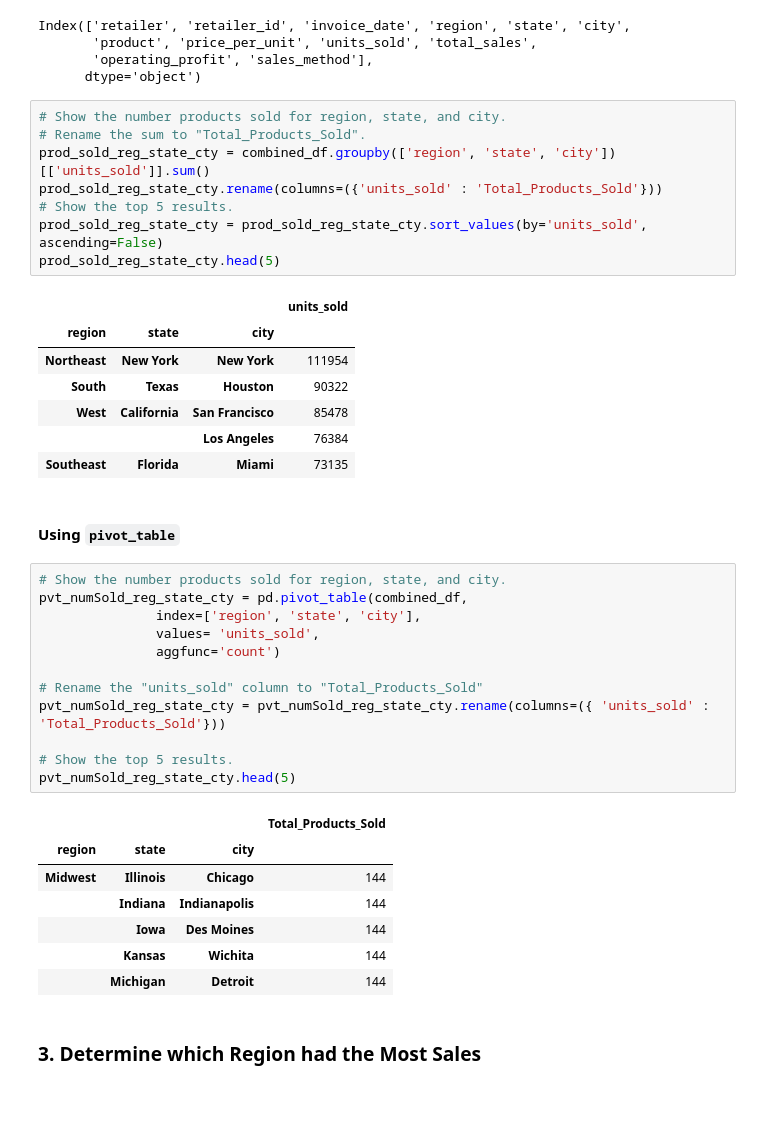
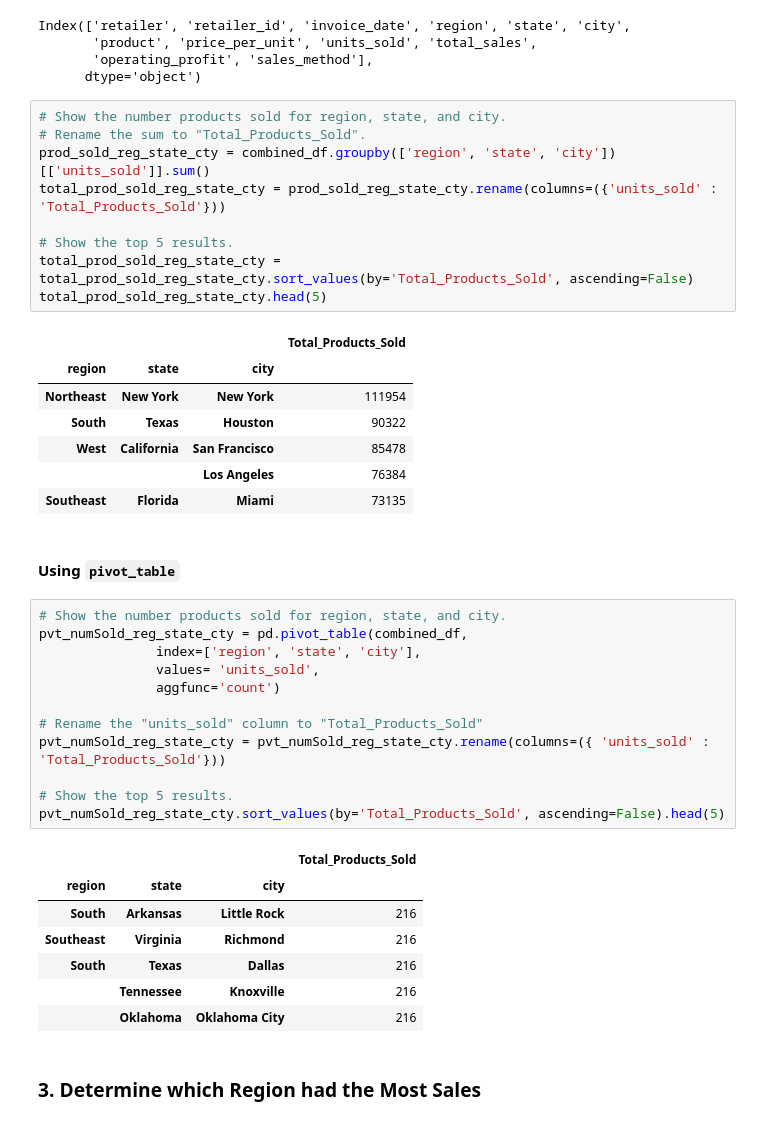
Before and after one commit to ncmoliver/athletic_sales_analysis, a Jupyter notebook: athletic_sales_analysis.ipynb, the cells around one changed output. Cells and saved outputs as stored; diff of their text form.

```diff
--- a/athletic_sales_analysis.ipynb
+++ b/athletic_sales_analysis.ipynb
@@ -168,12 +168,13 @@ Index(['retailer', 'retailer_id', 'invoice_date', 'region', 'state', 'city',
 # Show the number products sold for region, state, and city.
 # Rename the sum to "Total_Products_Sold".
 prod_sold_reg_state_cty = combined_df.groupby(['region', 'state', 'city'])[['units_sold']].sum()
-prod_sold_reg_state_cty.rename(columns=({'units_sold' : 'Total_Products_Sold'}))
+total_prod_sold_reg_state_cty = prod_sold_reg_state_cty.rename(columns=({'units_sold' : 'Total_Products_Sold'}))
+
 # Show the top 5 results.
-prod_sold_reg_state_cty = prod_sold_reg_state_cty.sort_values(by='units_sold', ascending=False)
-prod_sold_reg_state_cty.head(5)
+total_prod_sold_reg_state_cty = total_prod_sold_reg_state_cty.sort_values(by='Total_Products_Sold', ascending=False)
+total_prod_sold_reg_state_cty.head(5)
 # %% [output]
-|  |  |  | units_sold |
+|  |  |  | Total_Products_Sold |
 | region | state | city |  |
 | Northeast | New York | New York | 111954 |
 | South | Texas | Houston | 90322 |
@@ -185,23 +186,23 @@ prod_sold_reg_state_cty.head(5)
 # %%
 # Show the number products sold for region, state, and city.
 pvt_numSold_reg_state_cty = pd.pivot_table(combined_df,
                index=['region', 'state', 'city'],
                values= 'units_sold',
                aggfunc='count')
 
 # Rename the "units_sold" column to "Total_Products_Sold"
 pvt_numSold_reg_state_cty = pvt_numSold_reg_state_cty.rename(columns=({ 'units_sold' : 'Total_Products_Sold'}))
 
 # Show the top 5 results.
-pvt_numSold_reg_state_cty.head(5)
+pvt_numSold_reg_state_cty.sort_values(by='Total_Products_Sold', ascending=False).head(5)
 # %% [output]
 |  |  |  | Total_Products_Sold |
 | region | state | city |  |
-| Midwest | Illinois | Chicago | 144 |
-|  | Indiana | Indianapolis | 144 |
-|  | Iowa | Des Moines | 144 |
-|  | Kansas | Wichita | 144 |
-|  | Michigan | Detroit | 144 |
+| South | Arkansas | Little Rock | 216 |
+| Southeast | Virginia | Richmond | 216 |
+| South | Texas | Dallas | 216 |
+|  | Tennessee | Knoxville | 216 |
+|  | Oklahoma | Oklahoma City | 216 |
 # %% [markdown]
 ### 3. Determine which Region had the Most Sales
 # %% [markdown]
```
Also changed, not shown: parts of 7 cells of this notebook.
